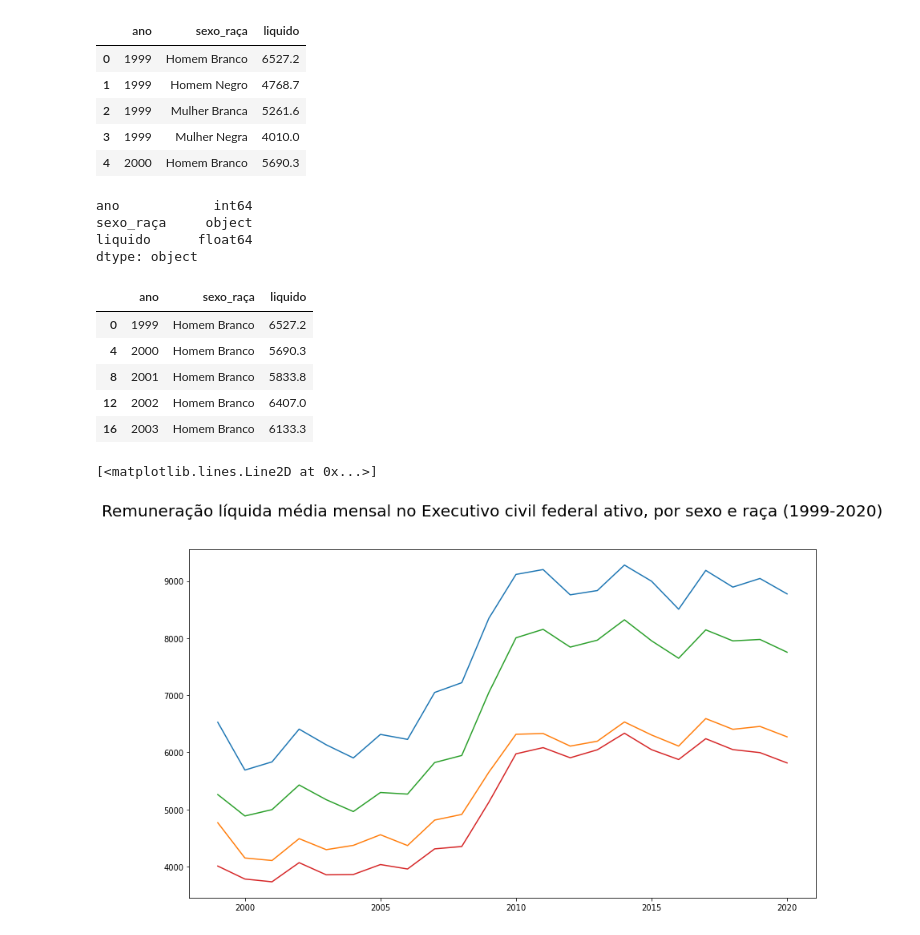
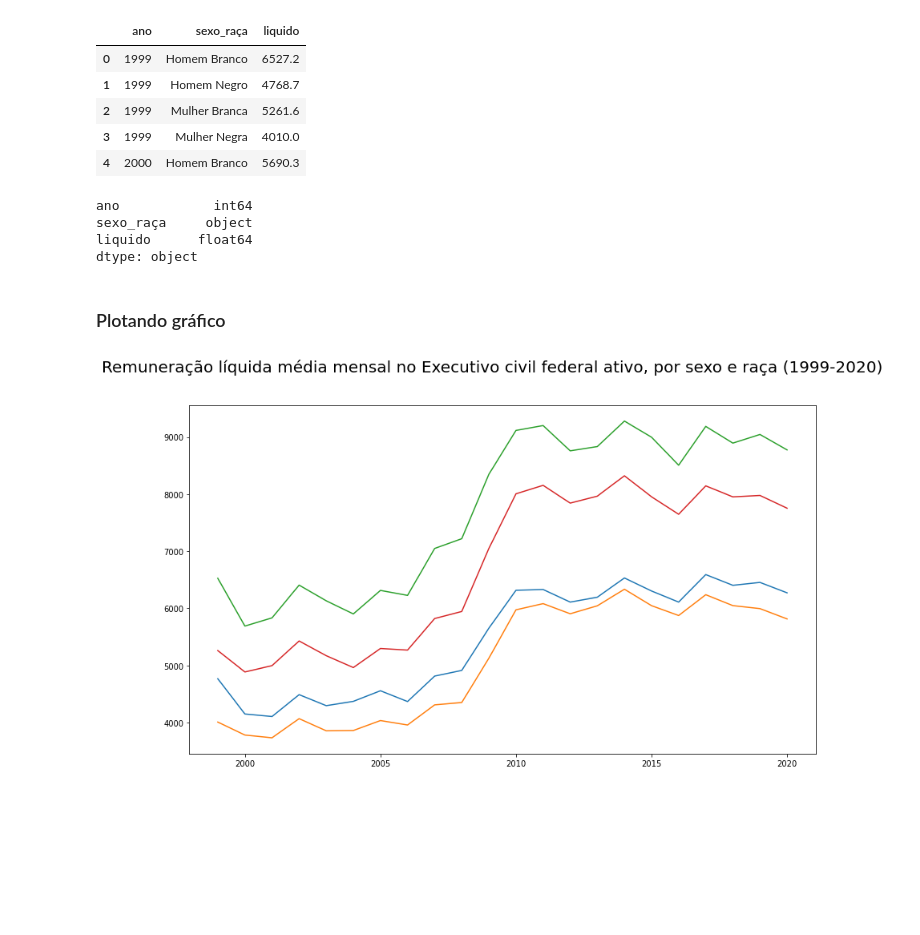
Before and after one commit to deborabastos/hacker_fiscalizacao, a Jupyter notebook: serviores.ipynb, the cells around one changed output. Saved outputs shown, nothing was run; the diff lists cells and outputs as text; code cells hidden in the pictures; blank space fills up the shorter version.

Commit message:
plot using for

```diff
--- a/serviores.ipynb
+++ b/serviores.ipynb
@@ -63,47 +62,25 @@ df.head()
 | 2 | 1999 | Mulher Branca | 5261.6 |
 | 3 | 1999 | Mulher Negra | 4010.0 |
 | 4 | 2000 | Homem Branco | 5690.3 |
-# %%
-df.dtypes
-# %% [output]
-ano            int64
-sexo_raça     object
-liquido      float64
-dtype: object
-# %%
-hb = df.loc[df['sexo_raça'] == 'Homem Branco']
-hn = df.loc[df['sexo_raça'] == 'Homem Negro']
-mb = df.loc[df['sexo_raça'] == 'Mulher Branca']
-mn = df.loc[df['sexo_raça'] == 'Mulher Negra']
-hb.head()
-# %% [output]
-|  | ano | sexo_raça | liquido |
-| 0 | 1999 | Homem Branco | 6527.2 |
-| 4 | 2000 | Homem Branco | 5690.3 |
-| 8 | 2001 | Homem Branco | 5833.8 |
-| 12 | 2002 | Homem Branco | 6407.0 |
-| 16 | 2003 | Homem Branco | 6133.3 |
-# %%
-x1 = hb['ano']
-y1 = hb['liquido']
-
-x2 = hn['ano']
-y2 = hn['liquido']
-
-x3 = mb['ano']
-y3 = mb['liquido']
-
-x4 = mn['ano']
-y4 = mn['liquido']
-
-
-fig, ax = plt.subplots(figsize=(14,8))
-plt.suptitle('Remuneração líquida média mensal no Executivo civil federal ativo, por sexo e raça (1999-2020)', size=20)
-
-plt.plot(x1,y1)
-plt.plot(x2,y2)
-plt.plot(x3,y3)
-plt.plot(x4,y4)
-# %% [output]
-[<matplotlib.lines.Line2D at 0x...>]
-[figure, removed]
+# %%
+# Checando se conversão deu certo
+df.dtypes
+# %% [output]
+ano            int64
+sexo_raça     object
+liquido      float64
+dtype: object
+# %% [markdown]
+### Plotando gráfico
+# %%
+fig, ax = plt.subplots(figsize=(14,8))
+plt.suptitle('Remuneração líquida média mensal no Executivo civil federal ativo, por sexo e raça (1999-2020)', size=20)
+sexo_raca = {'Homem Branco', 'Homem Negro', 'Mulher Branca', 'Mulher Negra'}
+
+for i in sexo_raca:
+    sel = df.loc[df['sexo_raça'] == i]
+    x = sel['ano']
+    y = sel['liquido']
+    plt.plot(x,y)
+# %% [output]
+[figure, added]
```
Also changed, not shown: parts of 10 cells of this notebook.
